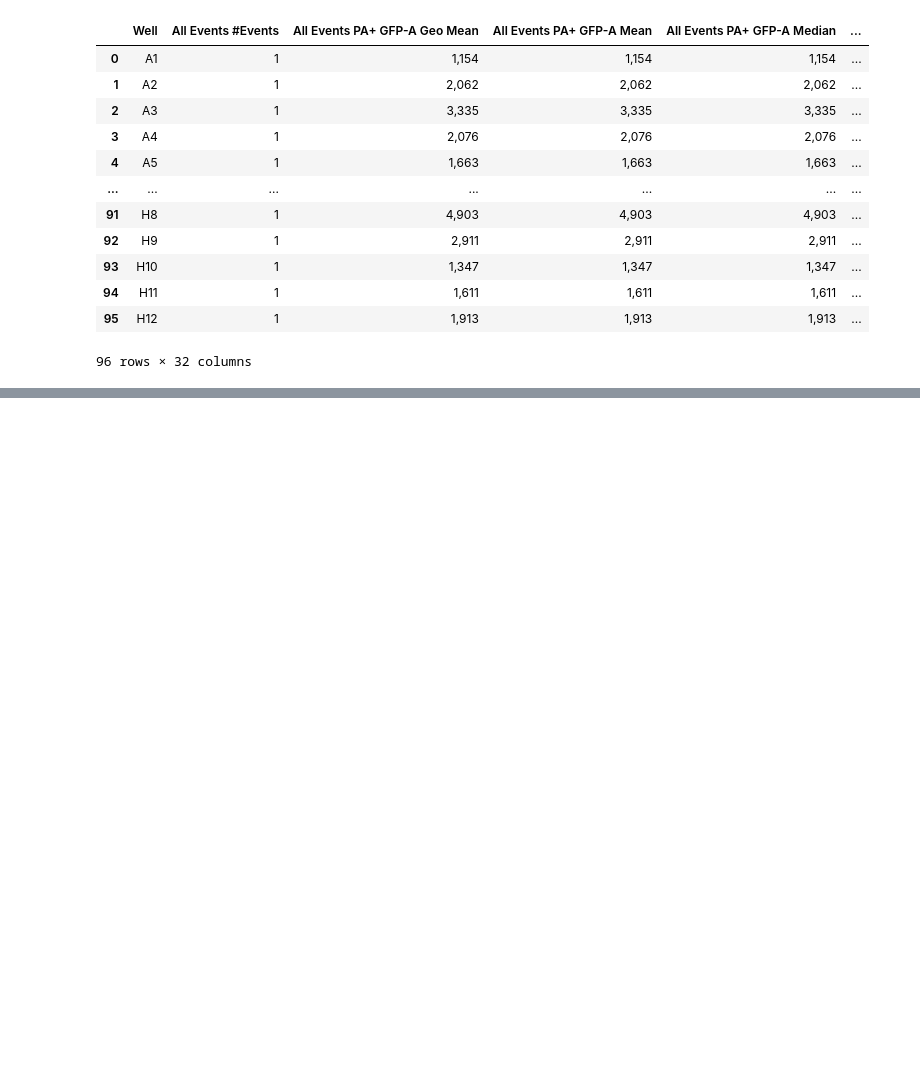
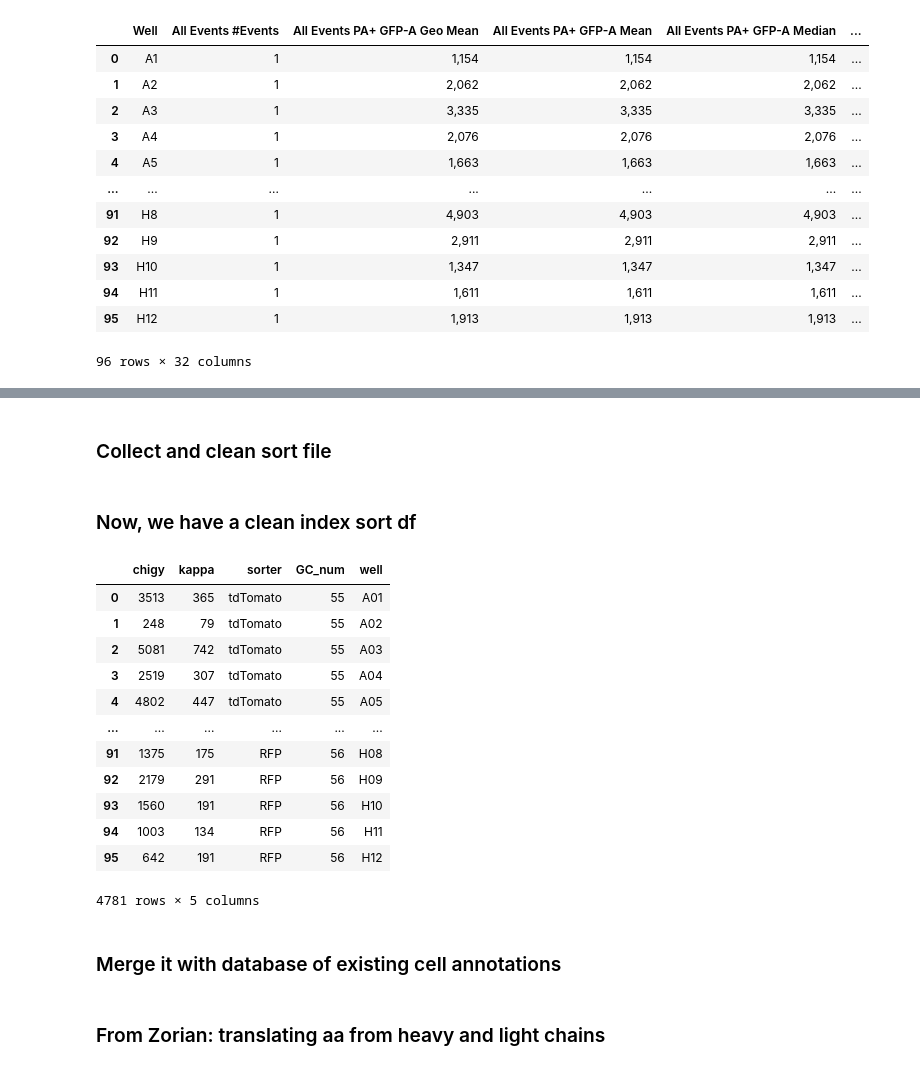
Before and after one commit to jbloomlab/Ab-CGGnaive_DMS, a Jupyter notebook: replay/GC-Index-sorting.ipynb, the cells around one changed output, grey strips where cells are left out. Cells and saved outputs as stored; diff of their text form; code cells hidden in the pictures; blank space fills up the shorter version.

```diff
--- a/replay/GC-Index-sorting.ipynb
+++ b/replay/GC-Index-sorting.ipynb
@@ -500,0 +159,63 @@ g.savefig("db_cell_sort_ratio.pdf")
+# %% [markdown]
+### Collect and clean sort file
+# %%
+database_fn = "211021PR1_total_select.csv"
+new_cols = ["chigy", "kappa", "sorter"]
+join_on = ["GC_num", "well"]
+# %%
+chigy_col = "All Events IGY BV421-A Mean"
+kappa_col_1 = "All Events IGK RFP-A Mean"
+kappa_col_2 = "All Events IGK tdTomato-A Mean"
+
+flur_df = pd.DataFrame({
+    f:[]
+    for f in new_cols + join_on
+})
+
+def format_well_string(wst):
+    try:
+        return wst[0] + wst[1:].zfill(2)
+    except:
+        raise ValueError(f"Oops, must pass a string with a single charicter before int")
+
+for i, f in enumerate(glob.glob("data/sort_data/*.csv")):
+    sort_file = pd.read_csv(f, skiprows=13)
+    sorter, kc = ("RFP", kappa_col_1) if kappa_col_1 in sort_file.columns else ("tdTomato", kappa_col_2)
+    doi = copy.deepcopy(sort_file[["Well", chigy_col,kc]])
+    doi.rename({chigy_col:"chigy", kc:"kappa", "Well": "well"}, axis=1, inplace=True)
+    if doi.dtypes["chigy"] != int:
+        doi["chigy"] = doi["chigy"].str.replace(",", "").astype(int)
+    if doi.dtypes["kappa"] != int:
+        doi["kappa"] = doi["kappa"].str.replace(",", "").astype(int)
+    doi["well"] = [format_well_string(w) for w in doi["well"]]
+    fn = os.path.basename(f)
+    GC_num = int(fn.split("_")[1][2:])
+    doi["GC_num"] = int(GC_num)
+    doi["sorter"] = sorter
+    flur_df = flur_df.append(doi)
+
+flur_df["GC_num"] = flur_df["GC_num"].astype(int)
+flur_df["kappa"] = flur_df["kappa"].astype(int)
+flur_df["chigy"] = flur_df["chigy"].astype(int)
+flur_df.loc[flur_df["chigy"] < 0, "chigy"] = 0
+flur_df.loc[flur_df["kappa"] < 0, "kappa"] = 0
+# %% [markdown]
+### Now, we have a clean index sort df
+# %%
+flur_df
+# %% [output]
+|  | chigy | kappa | sorter | GC_num | well |
+| 0 | 3513 | 365 | tdTomato | 55 | A01 |
+| 1 | 248 | 79 | tdTomato | 55 | A02 |
+| 2 | 5081 | 742 | tdTomato | 55 | A03 |
+| 3 | 2519 | 307 | tdTomato | 55 | A04 |
+| 4 | 4802 | 447 | tdTomato | 55 | A05 |
+| ... | ... | ... | ... | ... | ... |
+| 91 | 1375 | 175 | RFP | 56 | H08 |
+| 92 | 2179 | 291 | RFP | 56 | H09 |
+| 93 | 1560 | 191 | RFP | 56 | H10 |
+| 94 | 1003 | 134 | RFP | 56 | H11 |
+| 95 | 642 | 191 | RFP | 56 | H12 |
+4781 rows × 5 columns
+# %% [markdown]
+### Merge it with database of existing cell annotations
@@ -500,0 +237,2 @@ g.savefig("db_cell_sort_ratio.pdf")
+# %% [markdown]
+### From Zorian: translating aa from heavy and light chains
```
Also changed, not shown: parts of 65 cells of this notebook, 56 other files.
